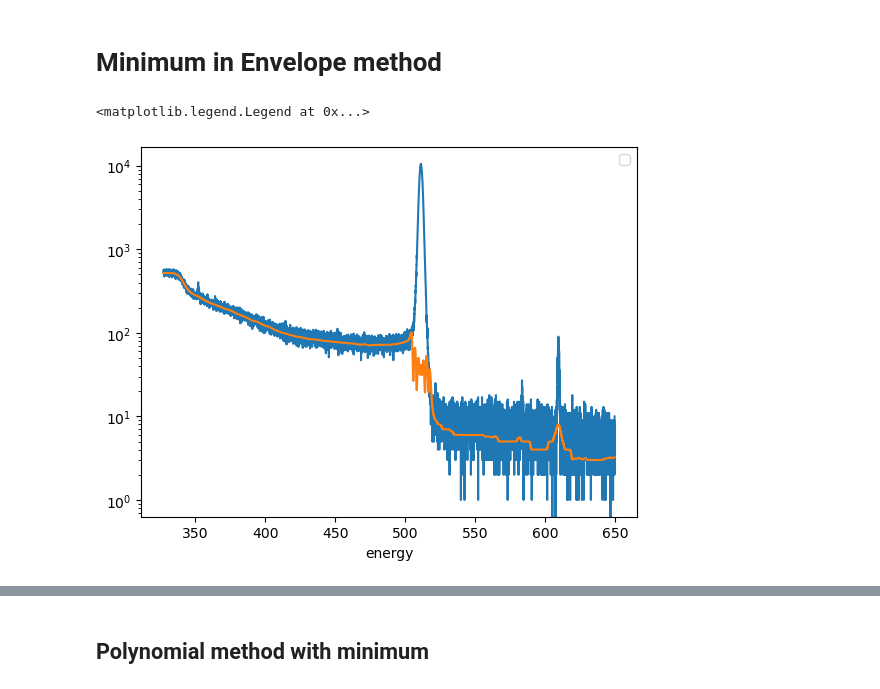
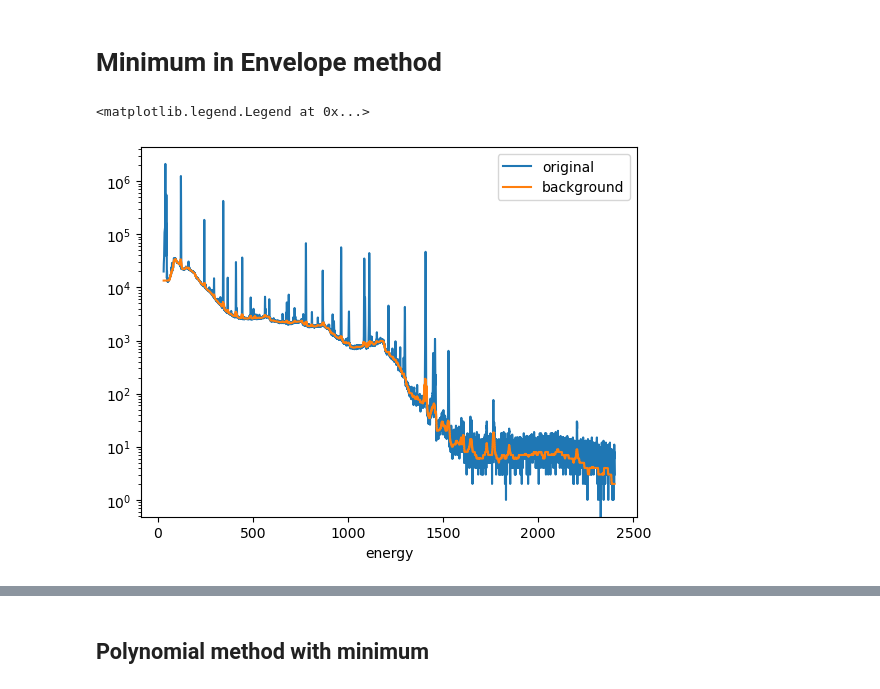
Before and after one commit to achiyaAmrusi/scispectrum, a Jupyter notebook: examples/Background/background_substraction.ipynb, the cells around one changed output, grey strips where cells are left out. Saved outputs shown, nothing was run; the diff lists cells and outputs as text; code cells hidden in the pictures.

```diff
--- a/examples/Background/background_substraction.ipynb
+++ b/examples/Background/background_substraction.ipynb
@@ -58,5 +62,5 @@ new_spec = Spectrum(
 # %%
-conv = Convolution(resolution=res_calib.apply, kernel=gaussian_2_dev, window_fwhm=4)
+conv = Convolution(resolution=resolution_calibration.apply, kernel=gaussian_2_dev, window_fwhm=4)
 finder = SNRFinder(convolution=conv, n_sigma_signal_threshold=5, n_sigma_bg_threshold=2.5, persistence_factor=0.5)
-domains = finder.find(new_spec)
-domain = domains[2]
+domains = finder.find(spectrum)
+domain = domains[26]
@@ -109,16 +101,16 @@ plt.grid(True, which='both')
 # Minimum in Envelope method
 # %%
 me_bg = MinimaEnvelopeBackground(window_scale=5.0, snr_threshold=4.0)
-me_bg_estimation = me_bg.estimate(axis=new_spec.axis,
-                               counts=new_spec.counts,
-                               resolution_calib=new_spec.resolution_calib,
+me_bg_estimation = me_bg.estimate(axis=spectrum.axis,
+                               counts=spectrum.counts,
+                               resolution_calib=spectrum.resolution_calib,
                                conv=conv,
                               iterations=5)
 # %%
-new_spec.plot(yscale='log')
-plt.step(new_spec.axis, me_bg_estimation)
+spectrum.plot(yscale='log', label='original')
+plt.step(spectrum.axis, me_bg_estimation, label='background')
 
 plt.legend()
 # %% [output]
 <matplotlib.legend.Legend at 0x...>
-[figure, old version]
+[figure, new version]
```
Also changed, not shown: parts of 32 cells of this notebook, 3 other files.
